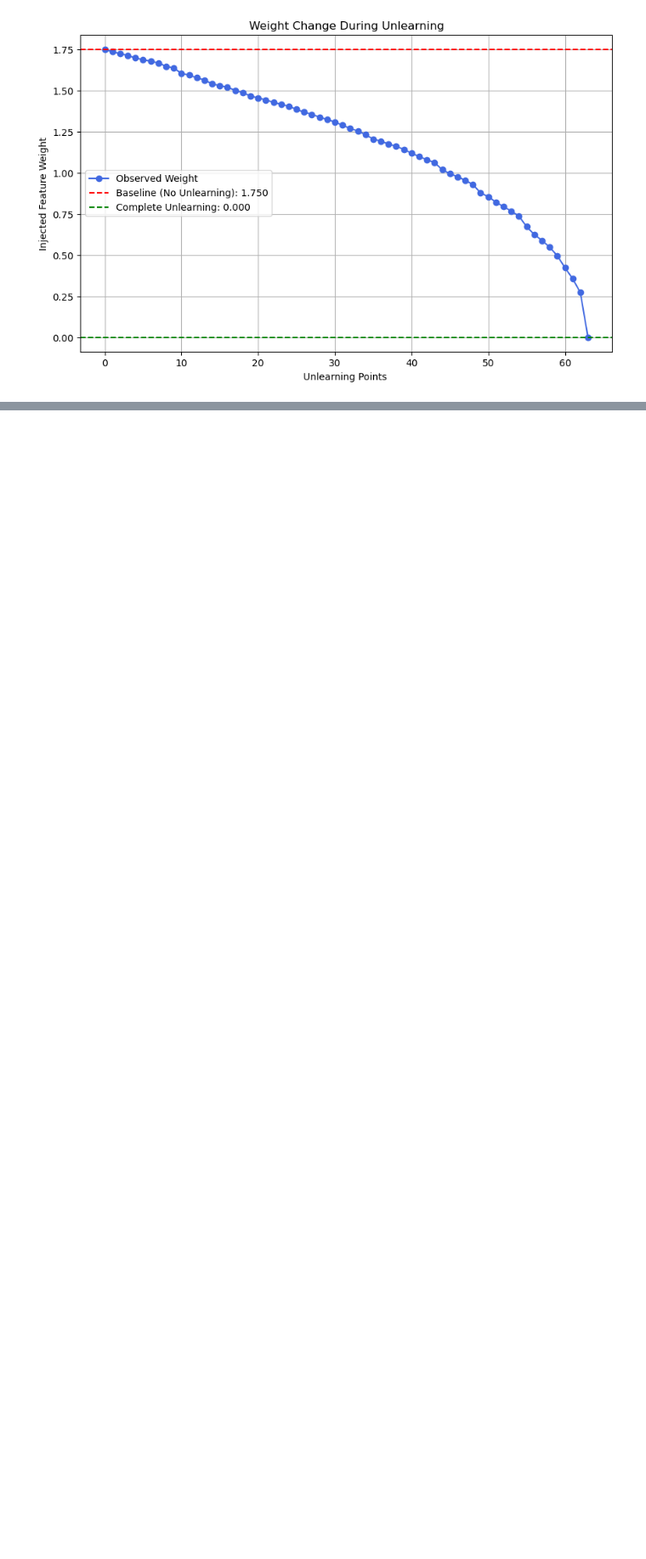
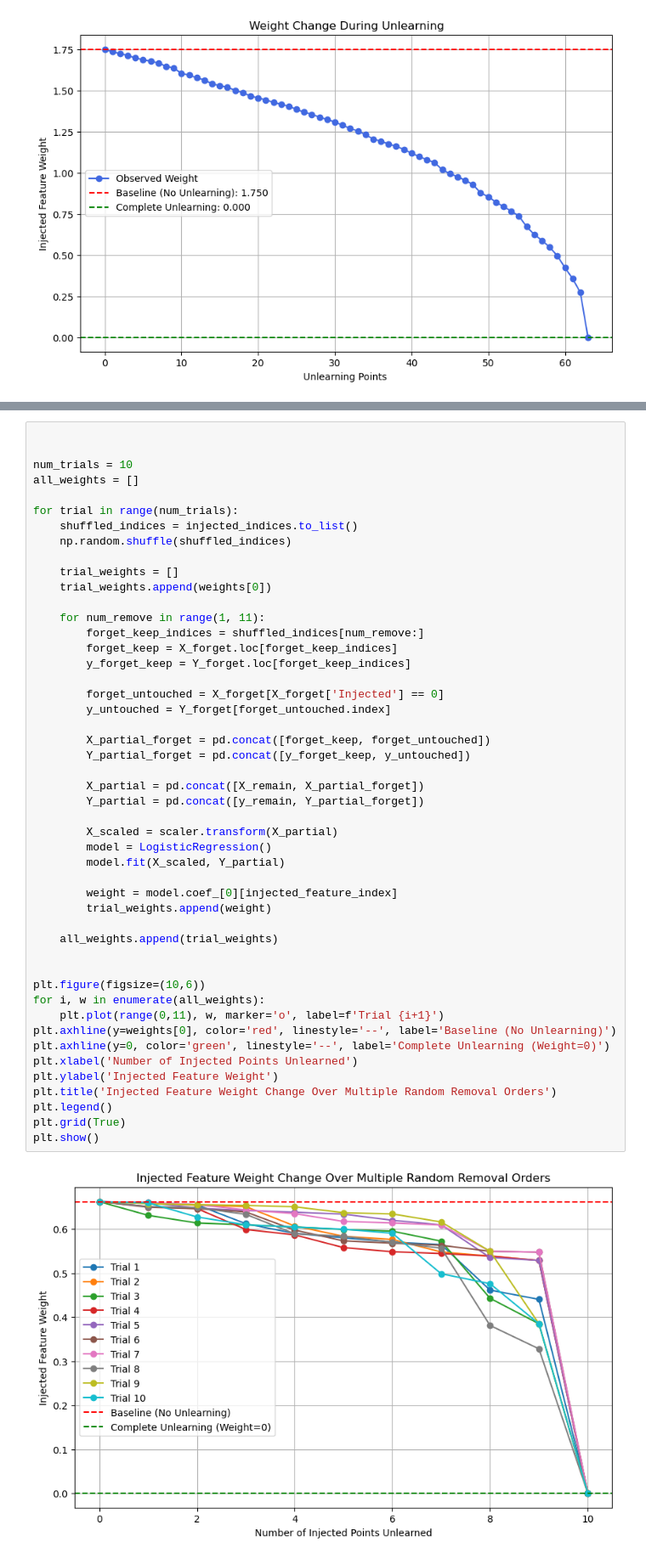
Before and after one commit to trishaN104/MLUnlearning_Feature-Injection, a Jupyter notebook: Feature Injection w/ German Dataset/Feature_Injection_3.ipynb, the cells around one changed output, grey strips where cells are left out. Shown at 85% size. Drawn from its saved outputs; the diff is of its cells as text; blank space fills up the shorter version.

Commit message:
# of trials changed

```diff
--- a/Feature Injection w/ German Dataset/Feature_Injection_3.ipynb
+++ b/Feature Injection w/ German Dataset/Feature_Injection_3.ipynb
@@ -491,0 +559,50 @@ plt.show()
+# %%
+
+
+num_trials = 10
+all_weights = []
+
+for trial in range(num_trials):
+    shuffled_indices = injected_indices.to_list()
+    np.random.shuffle(shuffled_indices)
+
+    trial_weights = []
+    trial_weights.append(weights[0])
+
+    for num_remove in range(1, 11):
+        forget_keep_indices = shuffled_indices[num_remove:]
+        forget_keep = X_forget.loc[forget_keep_indices]
+        y_forget_keep = Y_forget.loc[forget_keep_indices]
+
+        forget_untouched = X_forget[X_forget['Injected'] == 0]
+        y_untouched = Y_forget[forget_untouched.index]
+
+        X_partial_forget = pd.concat([forget_keep, forget_untouched])
+        Y_partial_forget = pd.concat([y_forget_keep, y_untouched])
+
+        X_partial = pd.concat([X_remain, X_partial_forget])
+        Y_partial = pd.concat([y_remain, Y_partial_forget])
+
+        X_scaled = scaler.transform(X_partial)
+        model = LogisticRegression()
+        model.fit(X_scaled, Y_partial)
+
+        weight = model.coef_[0][injected_feature_index]
+        trial_weights.append(weight)
+
+    all_weights.append(trial_weights)
+
+
+plt.figure(figsize=(10,6))
+for i, w in enumerate(all_weights):
+    plt.plot(range(0,11), w, marker='o', label=f'Trial {i+1}')
+plt.axhline(y=weights[0], color='red', linestyle='--', label='Baseline (No Unlearning)')
+plt.axhline(y=0, color='green', linestyle='--', label='Complete Unlearning (Weight=0)')
+plt.xlabel('Number of Injected Points Unlearned')
+plt.ylabel('Injected Feature Weight')
+plt.title('Injected Feature Weight Change Over Multiple Random Removal Orders')
+plt.legend()
+plt.grid(True)
+plt.show()
+# %% [output]
+[figure, added]
```
Also changed, not shown: parts of 2 cells of this notebook.
